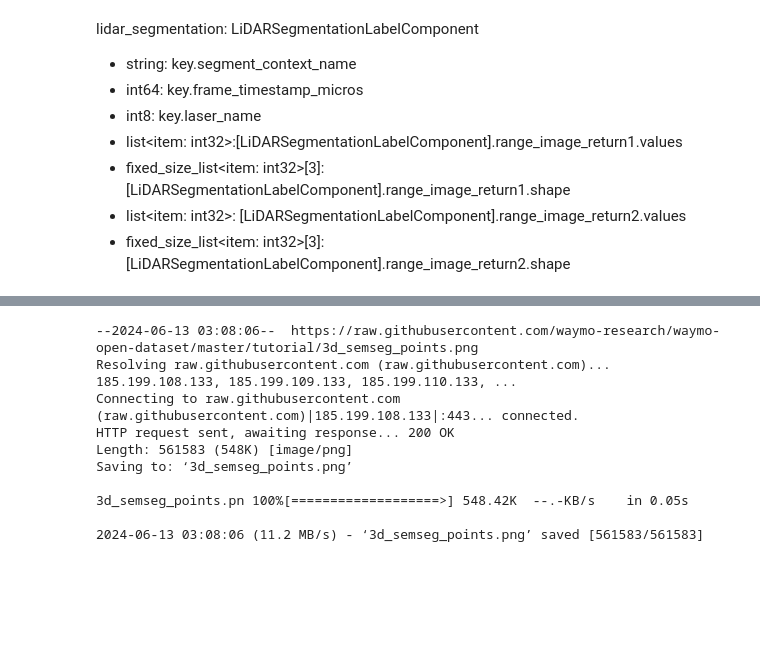
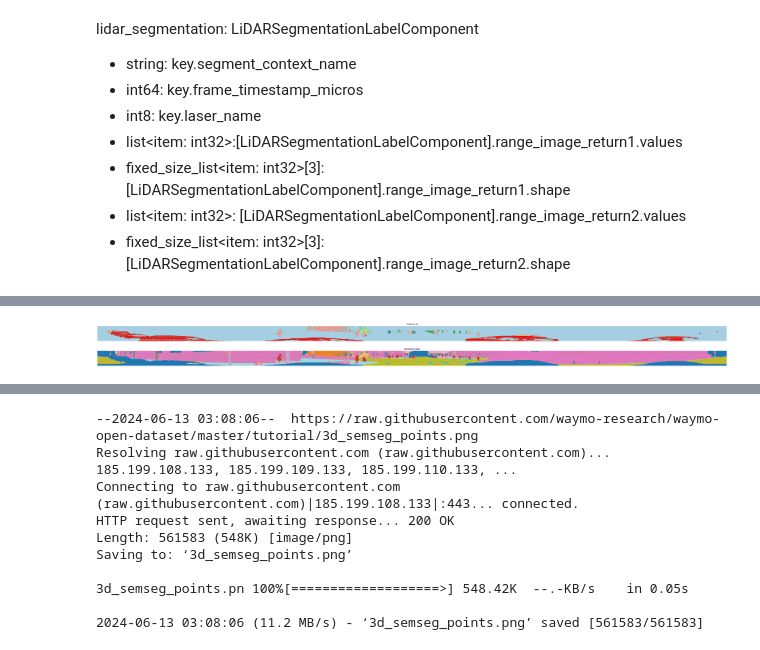
Before and after one commit to akashmat/segment3d-waymo, a Jupyter notebook: Waymo_3D_Seg_WB_1.ipynb, the cells around one changed output, grey strips where cells are left out. Cells and saved outputs as stored; diff of their text form; code cells hidden in the pictures; blank space fills up the shorter version.

Commit message:
Modify return-images using data-frames from  v2.0

```diff
--- a/Waymo_3D_Seg_WB_1.ipynb
+++ b/Waymo_3D_Seg_WB_1.ipynb
@@ -591,7 +568,0 @@ array([[10, 20],
-# %%
-#semseg_label_image_tensor = tf.convert_to_tensor(sem_seg_test['[LiDARSegmentationLabelComponent].range_image_return1.values'])
-print(type(sem_seg_test['[LiDARSegmentationLabelComponent].range_image_return1.values']))
-numpy_array_test = sem_seg_test['[LiDARSegmentationLabelComponent].range_image_return1.values'].to_dask_array().compute()
-print(type(numpy_array_test))
-semseg_label_image_tensor = tf.convert_to_tensor(numpy_array_test)
-type(semseg_label_image_tensor)
@@ -672,0 +569,25 @@ ValueError: Failed to convert a NumPy array to a Tensor (Unsupported object type
+# %%
+def show_semseg_label_image(semseg_label_image, layout_index_start = 1):
+  """Shows range image.
+
+  Args:
+    show_semseg_label_image: custom; should be changed
+    layout_index_start: layout offset
+  """
+  semseg_label_image_tensor = tf.convert_to_tensor(semseg_label_image.values)
+  semseg_label_image_tensor = tf.reshape(
+      semseg_label_image_tensor, semseg_label_image.shape)
+  instance_id_image = semseg_label_image_tensor[...,0]
+  semantic_class_image = semseg_label_image_tensor[...,1]
+  plot_range_image_helper(instance_id_image.numpy(), 'instance id',
+                   [8, 1, layout_index_start], vmin=-1, vmax=200, cmap='Paired')
+  plot_range_image_helper(semantic_class_image.numpy(), 'semantic class',
+                   [8, 1, layout_index_start + 1], vmin=0, vmax=22, cmap='tab20')
+# %%
+plt.figure(figsize=(64, 20))
+
+#frame.lasers.sort(key=lambda laser: laser.name)
+#show_semseg_label_image(get_semseg_label_image(open_dataset.LaserName.TOP, 0), 1)
+show_semseg_label_image(lidar_seg.range_image_return1, 1)
+# %% [output]
+[figure, added]
```
Also changed, not shown: parts of 19 cells of this notebook.
